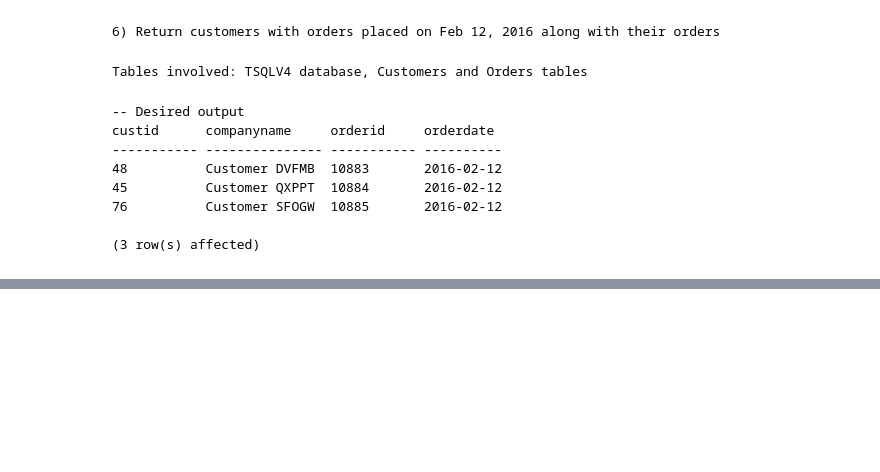
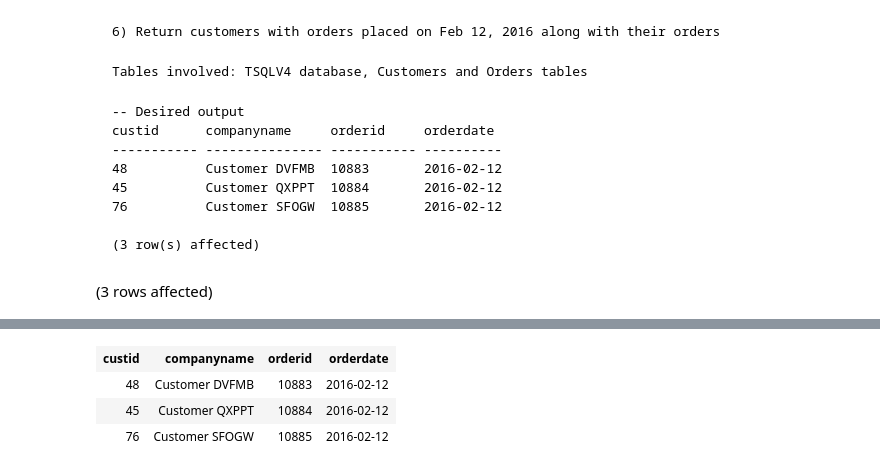
Before and after one commit to ryanmohamed/tsql_hw2, a Jupyter notebook: Chapter3_Exercises.ipynb, the cells around one changed output, grey strips where cells are left out. Cells and saved outputs as stored; diff of their text form; code cells hidden in the pictures; blank space fills up the shorter version.

````diff
--- a/Chapter3_Exercises.ipynb
+++ b/Chapter3_Exercises.ipynb
@@ -406,3 +406,18 @@ custid      companyname     orderid     orderdate
 
 (3 row(s) affected)
 ```
+# %%
+use Northwinds2022TSQLV7
+
+select C.CustomerId as custid,
+    C.CustomerCompanyName as companyname,
+    O.OrderId as orderid,
+    O.OrderDate as orderdate
+from Sales.[Customer] as C
+    inner join
+        Sales.[Order] as O
+        on C.CustomerId = O.CustomerId
+--for practice
+where datediff(day, O.OrderDate, '20160212') = 0
+# %% [output]
+(3 rows affected)
@@ -408,0 +425,4 @@ custid      companyname     orderid     orderdate
+| custid | companyname | orderid | orderdate |
+| 48 | Customer DVFMB | 10883 | 2016-02-12 |
+| 45 | Customer QXPPT | 10884 | 2016-02-12 |
+| 76 | Customer SFOGW | 10885 | 2016-02-12 |
````
Also changed, not shown: parts of 7 cells of this notebook.
